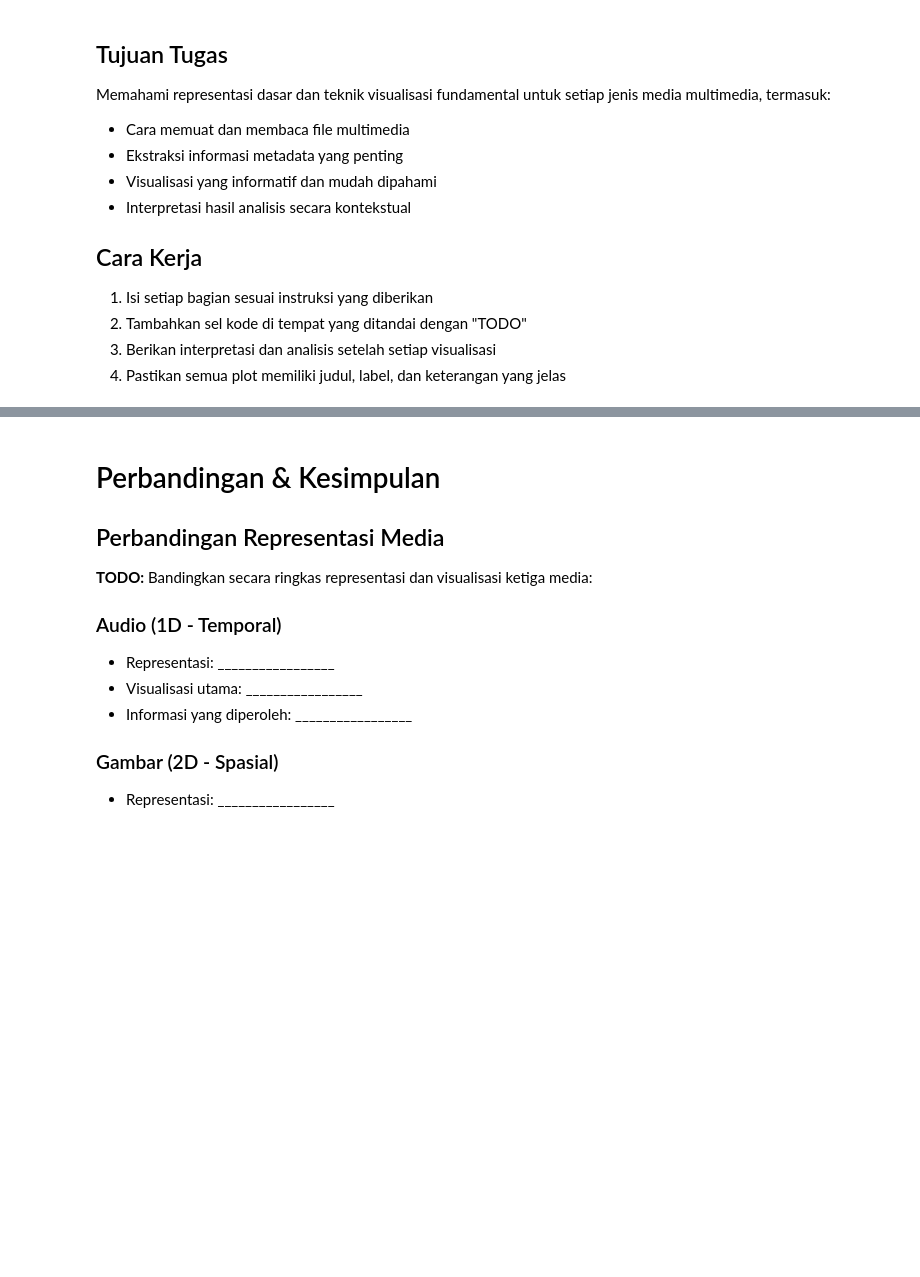
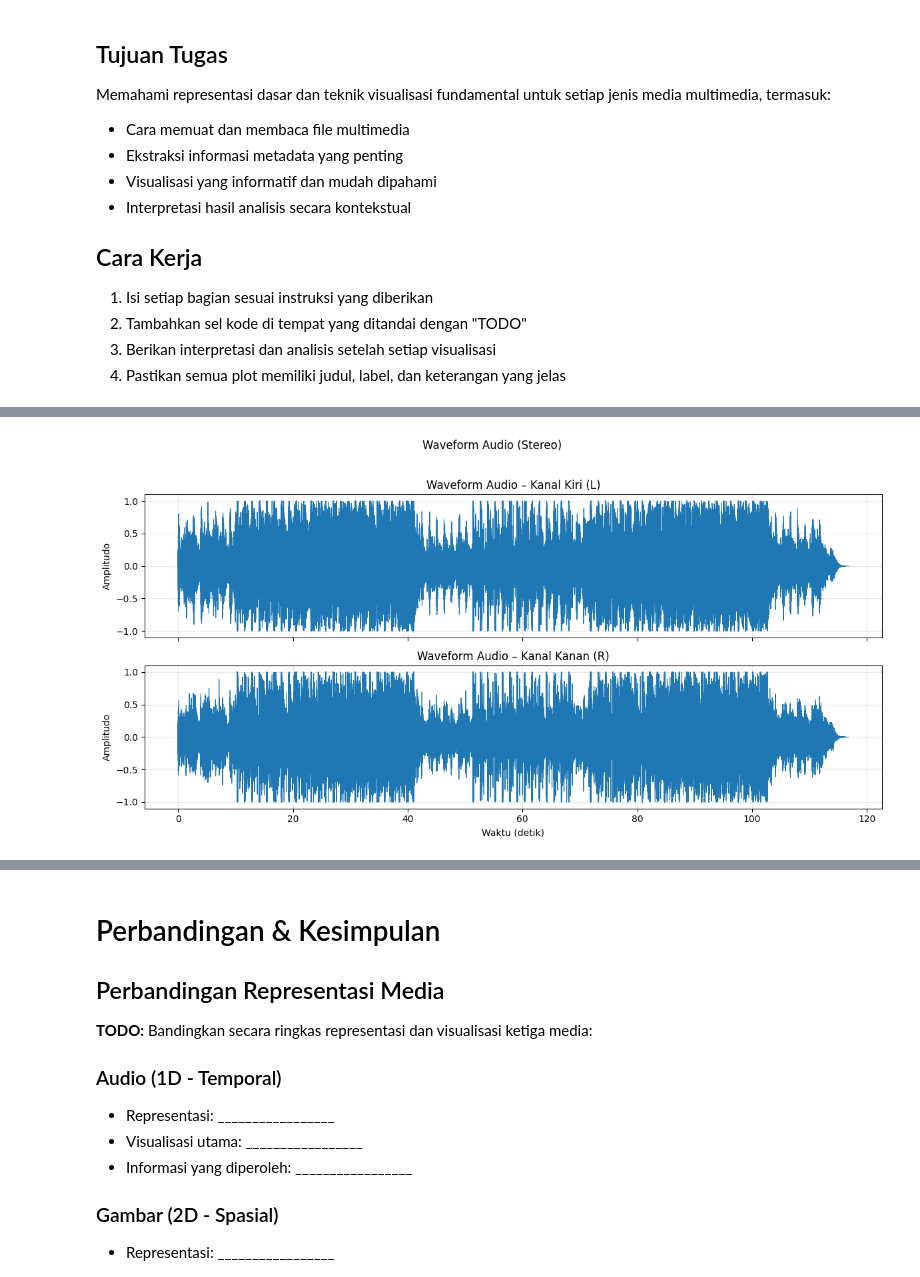
Before and after one commit to muhamyusuf/IF25-40305-handson-sistem-multimedia, a Jupyter notebook: 3_exercise_loading_media.ipynb, the cells around one changed output, grey strips where cells are left out. Cells and saved outputs as stored; diff of their text form; code cells hidden in the pictures; blank space fills up the shorter version.

Commit message:
progress audio & image

```diff
--- a/3_exercise_loading_media.ipynb
+++ b/3_exercise_loading_media.ipynb
@@ -224,0 +174,19 @@ Interpretasi sederhana: apakah pola MFCC stabil atau berubah-ubah? Apa potensi m
+# %%
+# Path file audio
+audio_path = os.path.join(os.getcwd(), "data", "audio_parano.wav")
+
+# Muat audio dengan librosa (default mono, sr=22050), kita set sr=None agar tetap pakai sample rate asli
+y, sr = librosa.load(audio_path, sr=None, mono=False)
+
+# Metadata dengan soundfile
+with sf.SoundFile(audio_path) as f:
+    sample_rate = f.samplerate
+    n_samples = len(f)
+    duration = len(f) / f.samplerate
+    channels = f.channels
+
+print("=== Metadata Audio ===")
+print(f"Sample rate : {sample_rate} Hz")
+print(f"Durasi      : {duration:.2f} detik")
+print(f"Jumlah kanal: {channels} ({'Mono' if channels==1 else 'Stereo'})")
+print(f"Total sampel: {n_samples}")
@@ -224,0 +212,51 @@ Interpretasi sederhana: apakah pola MFCC stabil atau berubah-ubah? Apa potensi m
+# %%
+# ====== Load aman (pakai sample rate asli) ======
+try:
+    y  # cek apakah sudah ada dari A2
+    sr
+except NameError:
+    y, sr = librosa.load(audio_path, sr=None, mono=False)
+
+# y bisa berbentuk:
+# - 1D (n_samples) untuk mono
+# - 2D (n_channels, n_samples) untuk stereo (tergantung versi librosa/parameter mono)
+# Normalisasi bentuk agar konsisten: (n_channels, n_samples)
+if y.ndim == 1:
+    y_plot = y[np.newaxis, :]          # (1, n)
+else:
+    y_plot = y                          # (2, n) umumnya
+
+n_channels, n_samples = (1, y_plot.shape[-1]) if y_plot.ndim == 2 and y_plot.shape[0] == 1 else (y_plot.shape[0], y_plot.shape[-1])
+
+# Sumbu waktu (detik)
+t = np.arange(n_samples) / sr
+
+# Optional: downsample tampilan untuk file sangat panjang agar plotting cepat (tanpa ubah data asli)
+# Set step otomatis untuk target ~200k titik
+target_points = 200_000
+step = max(1, n_samples // target_points)
+
+# ====== Plot ======
+if n_channels == 1:
+    plt.figure(figsize=(12, 4))
+    plt.plot(t[::step], y_plot[0, ::step], linewidth=0.8)
+    plt.title("Waveform Audio (Mono)")
+    plt.xlabel("Waktu (detik)")
+    plt.ylabel("Amplitudo")
+    plt.grid(True, alpha=0.3)
+    plt.tight_layout()
+    plt.show()
+else:
+    fig, axes = plt.subplots(2, 1, figsize=(12, 6), sharex=True)
+    ch_names = ["Kanal Kiri (L)", "Kanal Kanan (R)"]
+    for i, ax in enumerate(axes):
+        ax.plot(t[::step], y_plot[i, ::step], linewidth=0.8)
+        ax.set_ylabel("Amplitudo")
+        ax.set_title(f"Waveform Audio – {ch_names[i]}")
+        ax.grid(True, alpha=0.3)
+    axes[-1].set_xlabel("Waktu (detik)")
+    fig.suptitle("Waveform Audio (Stereo)", y=1.02, fontsize=12)
+    plt.tight_layout()
+    plt.show()
+# %% [output]
+[figure, added]
```
Also changed, not shown: parts of 24 cells of this notebook, 3 other files.
